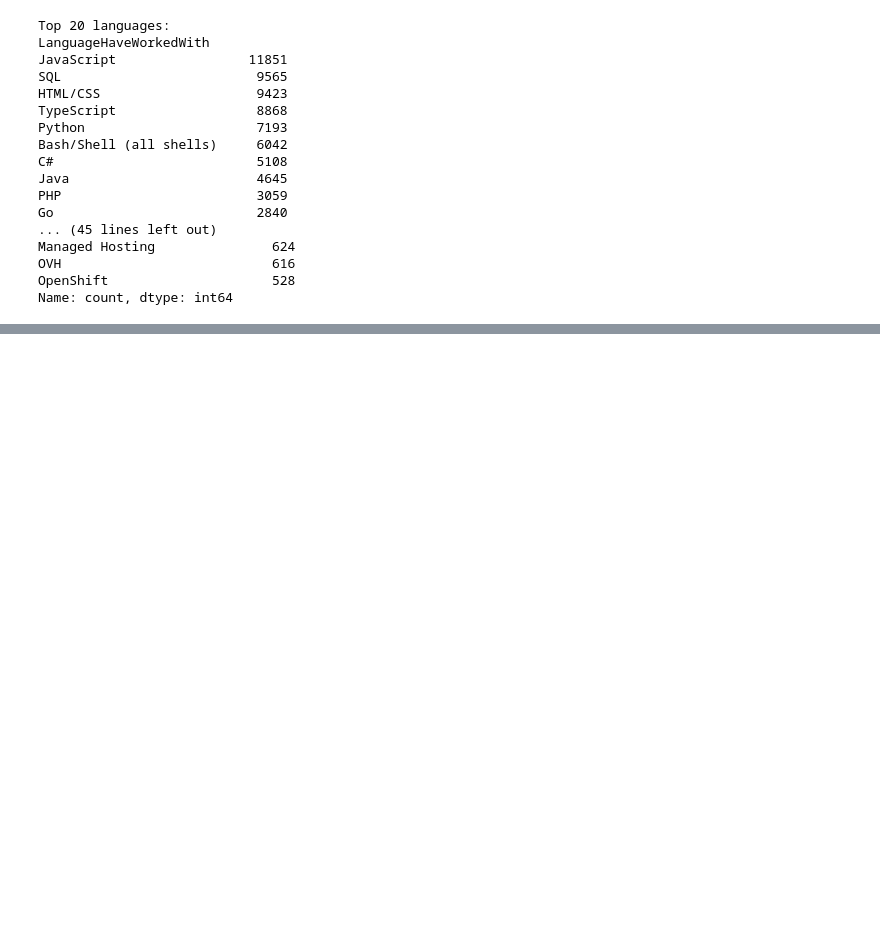
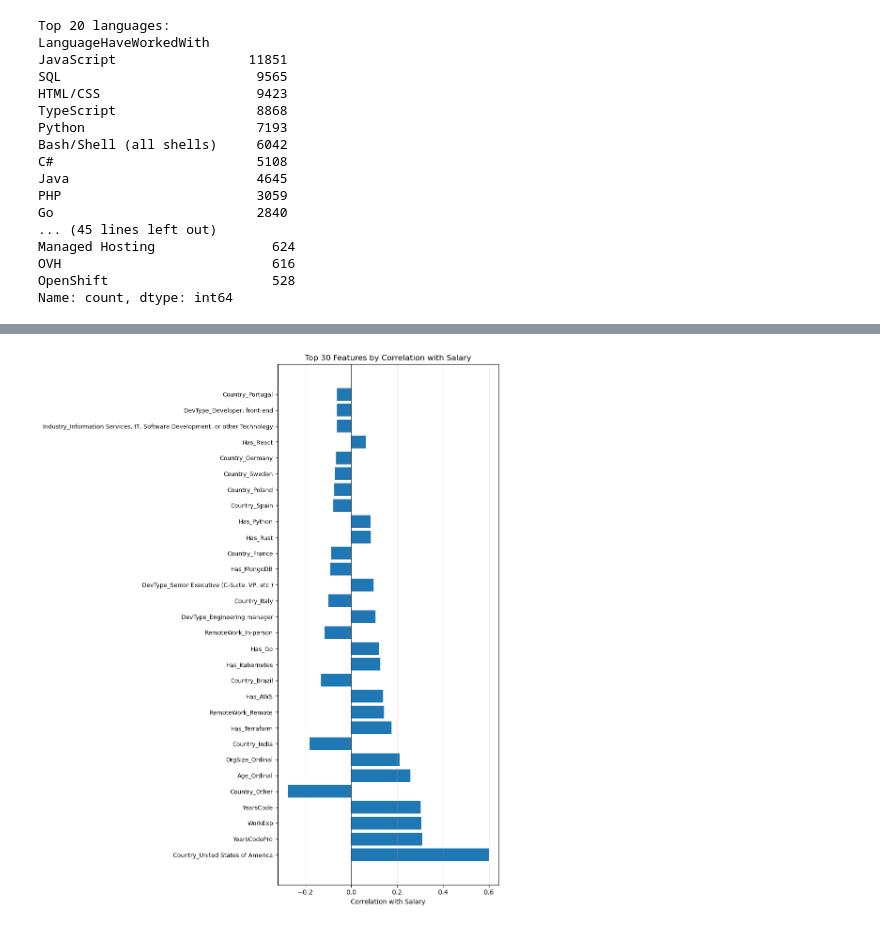
Before and after one commit to Kanjerih/Stack-Overflow-Survey, a Jupyter notebook: Stack-Overflow-Survey.ipynb, the cells around one changed output, grey strips where cells are left out. Drawn from its saved outputs; the diff is of its cells as text; code cells hidden in the pictures; blank space fills up the shorter version.

```diff
--- a/Stack-Overflow-Survey.ipynb
+++ b/Stack-Overflow-Survey.ipynb
@@ -260,7 +260,7 @@ display(df_model[count_cols].describe())
 
 #Create a "Total skills" feature
 df_model['Total_Skills']=(
-    df_model['Num_languages']+
+    df_model['Num_Languages']+
     df_model['Num_Databases']+
     df_model['Num_Platforms']+
     df_model['Num_Webframes']+
@@ -345,0 +621,17 @@ Name: count, dtype: int64
+# %%
+# Drop rows with any remaining nulls
+df_model = df_model.dropna()
+
+print(f"\nShape after dropping nulls: {df_model.shape}")
+print(f"Rows lost: {15309 - len(df_model)}")
+print(f"Percentage retained: {len(df_model)/15309*100:.1f}%")
+
+# Verify completely clean
+print(f"\nRemaining nulls: {df_model.isnull().sum().sum()}")
+print(f"All numeric/boolean? {df_model.select_dtypes(include='object').shape[1] == 0}")
+
+print(f"\n=== FINAL CLEAN DATASET ===")
+print(f"Rows: {len(df_model)}")
+print(f"Columns: {df_model.shape[1]}")
+print(f"Features: {df_model.shape[1] - 1}")
+print(f"Target: ConvertedCompYearly")
@@ -345,0 +651,62 @@ Name: count, dtype: int64
+# %%
+# Separate features and target
+X = df_model.drop(columns=['ConvertedCompYearly'])
+y = df_model['ConvertedCompYearly']
+
+print(f"Features shape: {X.shape}")
+print(f"Target shape: {y.shape}")
+
+# Calculate correlation with target
+correlations = X.corrwith(y).sort_values(ascending=False)
+
+print("\n=== TOP 20 POSITIVE CORRELATIONS WITH SALARY ===")
+print(correlations.head(20))
+
+print("\n=== TOP 20 NEGATIVE CORRELATIONS WITH SALARY ===")
+print(correlations.tail(20))
+
+# Visualize top correlations
+plt.figure(figsize=(10, 12))
+
+# Get top 30 features by absolute correlation
+top_features = correlations.abs().sort_values(ascending=False).head(30)
+top_correlations = correlations[top_features.index]
+
+plt.barh(range(len(top_correlations)), top_correlations.values)
+plt.yticks(range(len(top_correlations)), top_correlations.index, fontsize=9)
+plt.xlabel('Correlation with Salary')
+plt.title('Top 30 Features by Correlation with Salary')
+plt.axvline(x=0, color='black', linestyle='-', linewidth=0.5)
+plt.grid(axis='x', alpha=0.3)
+plt.tight_layout()
+plt.show()
+
+# Check for multicollinearity among top features
+print("\n=== Checking for Multicollinearity ===")
+top_20_features = correlations.abs().sort_values(ascending=False).head(20).index.tolist()
+
+# Correlation matrix of top features
+feature_corr = X[top_20_features].corr()
+
+# Find highly correlated feature pairs (>0.8)
+high_corr_pairs = []
+for i in range(len(feature_corr.columns)):
+    for j in range(i+1, len(feature_corr.columns)):
+        if abs(feature_corr.iloc[i, j]) > 0.8:
+            high_corr_pairs.append((feature_corr.columns[i], feature_corr.columns[j], feature_corr.iloc[i, j]))
+
+if high_corr_pairs:
+    print("\nHighly correlated feature pairs (>0.8):")
+    for feat1, feat2, corr in high_corr_pairs:
+        print(f"  {feat1} <-> {feat2}: {corr:.3f}")
+else:
+    print("\nNo highly correlated feature pairs found (threshold: 0.8)")
+
+# Optional: Heatmap of top features
+plt.figure(figsize=(14, 12))
+sns.heatmap(feature_corr, annot=False, cmap='coolwarm', center=0,
+            square=True, linewidths=0.5, cbar_kws={"shrink": 0.8})
+plt.title('Correlation Matrix of Top 20 Features')
+plt.tight_layout()
+plt.show()
+# %% [output]
@@ -345,0 +730 @@ Name: count, dtype: int64
+[figure, added]
```
Also changed, not shown: parts of 12 cells of this notebook.
